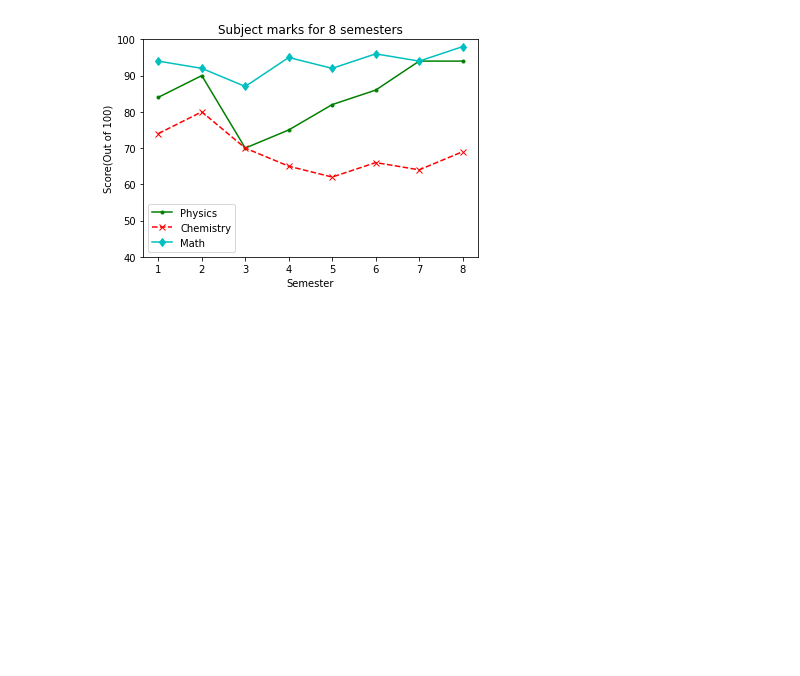
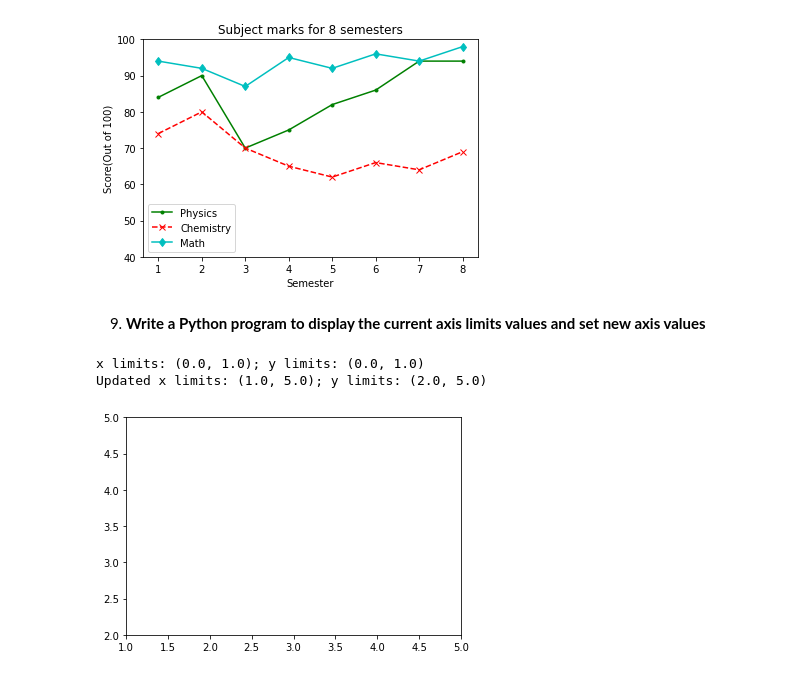
Before and after one commit to NishanthRajkumar/Python-Libraries, a Jupyter notebook: matplotlib_programs/matplotlib_programs.ipynb, the cells around one changed output. Saved outputs shown, nothing was run; the diff lists cells and outputs as text; code cells hidden in the pictures; blank space fills up the shorter version.

Commit message:
feat: set axis limit values

```diff
--- a/matplotlib_programs/matplotlib_programs.ipynb
+++ b/matplotlib_programs/matplotlib_programs.ipynb
@@ -175,3 +175,18 @@ plt.ylabel('Score(Out of 100)')
 plt.show()
 # %% [output]
 [figure]
+# %% [markdown]
+9. **Write a Python program to display the current axis limits values and set new axis values**
+# %%
+# get current axis values from pyplot
+ax = plt.gca()
+print(f"x limits: {ax.get_xlim()}; y limits: {ax.get_ylim()}")
+
+# set new limits
+ax.set_xlim((1,5))
+ax.set_ylim((2,5))
+print(f"Updated x limits: {ax.get_xlim()}; y limits: {ax.get_ylim()}")
+# %% [output]
+x limits: (0.0, 1.0); y limits: (0.0, 1.0)
+Updated x limits: (1.0, 5.0); y limits: (2.0, 5.0)
+[figure, added]
```
